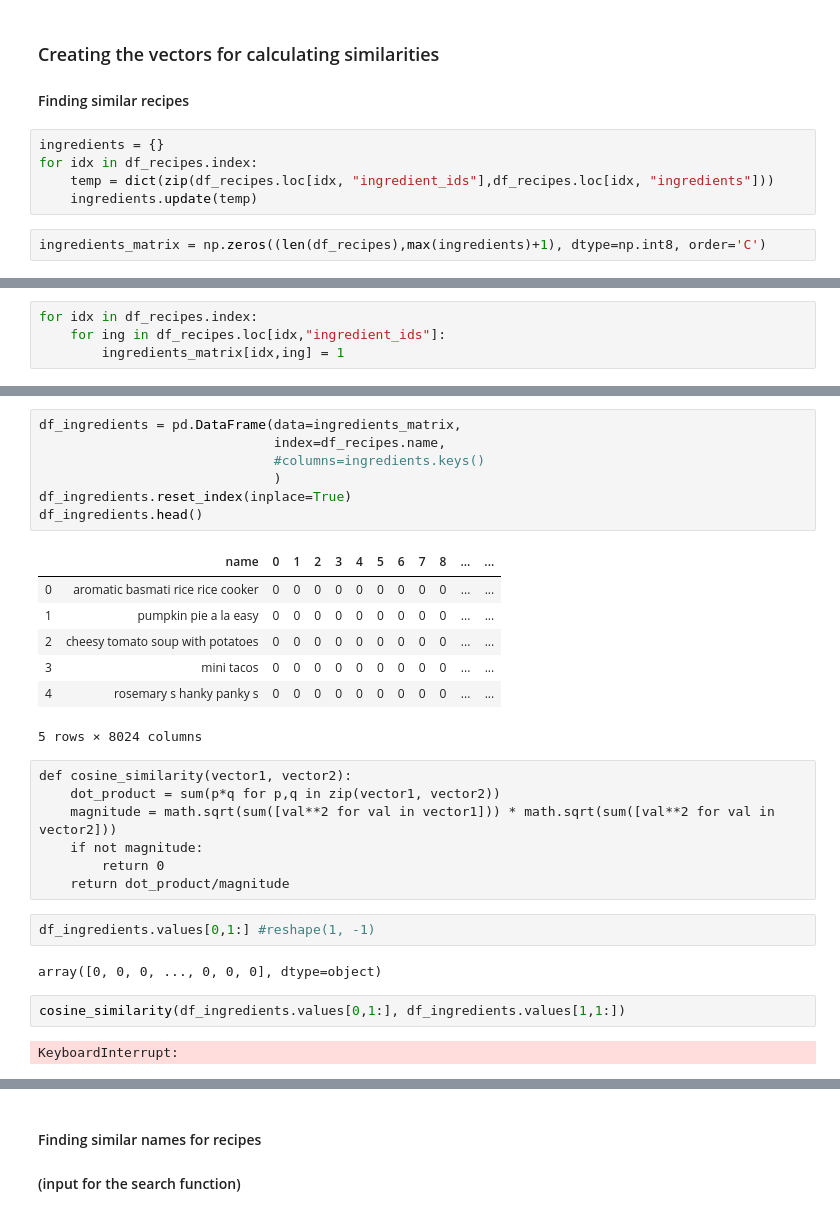
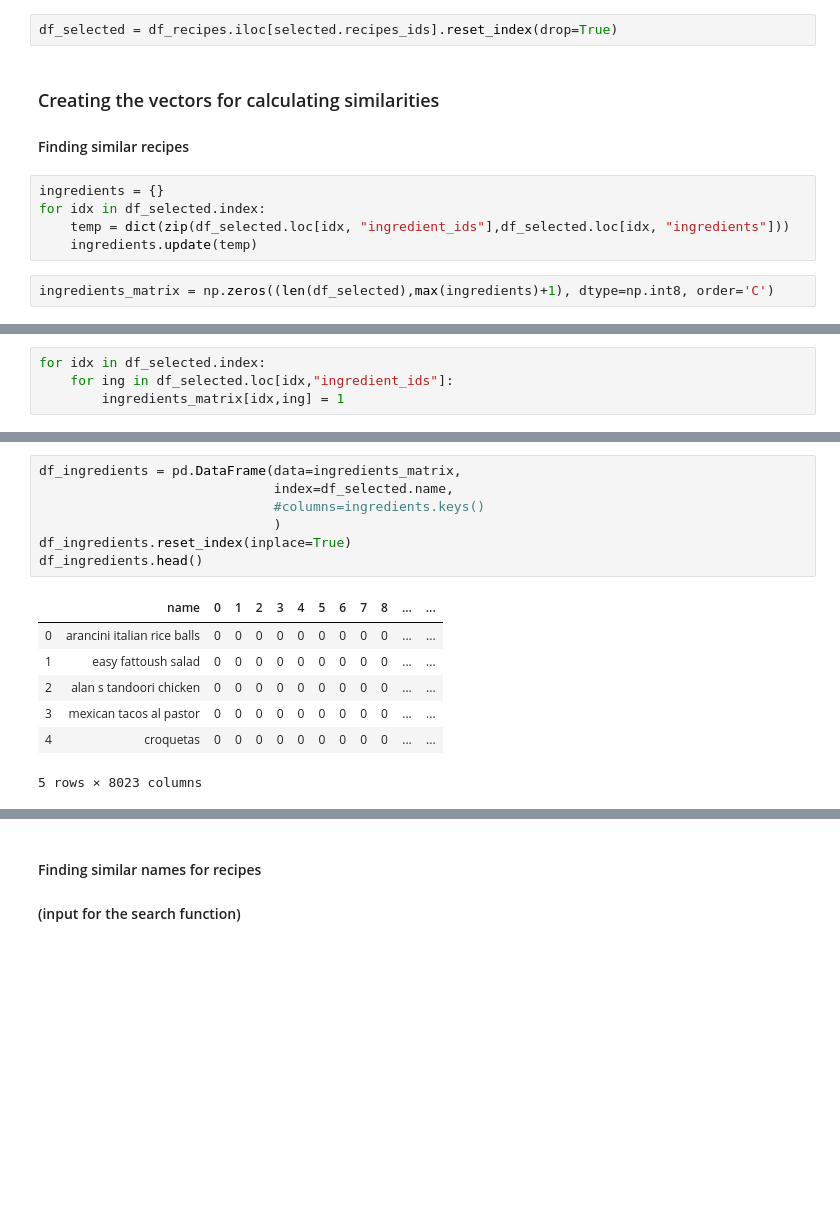
Before and after one commit to acdh-oeaw/theport2019_pier47_feedforward, a Jupyter notebook: recommendations.ipynb, the cells around one changed output, grey strips where cells are left out. Saved outputs shown, nothing was run; the diff lists cells and outputs as text; blank space fills up the shorter version.

```diff
--- a/recommendations.ipynb
+++ b/recommendations.ipynb
@@ -62,14 +77,16 @@ df_recipes.loc[0, 'ingredient_ids']
+# %%
+df_selected = df_recipes.iloc[selected.recipes_ids].reset_index(drop=True)
 # %% [markdown]
 ### Creating the vectors for calculating similarities
 
 #### Finding similar recipes
 # %%
 ingredients = {}
-for idx in df_recipes.index:
-    temp = dict(zip(df_recipes.loc[idx, "ingredient_ids"],df_recipes.loc[idx, "ingredients"]))
+for idx in df_selected.index:
+    temp = dict(zip(df_selected.loc[idx, "ingredient_ids"],df_selected.loc[idx, "ingredients"]))
     ingredients.update(temp)
 # %%
-ingredients_matrix = np.zeros((len(df_recipes),max(ingredients)+1), dtype=np.int8, order='C')
+ingredients_matrix = np.zeros((len(df_selected),max(ingredients)+1), dtype=np.int8, order='C')
 # %%
 ingredients_matrix.shape
 # %% [output]
@@ -77,6 +94,6 @@ ingredients_matrix.shape
 # %%
-for idx in df_recipes.index:
-    for ing in df_recipes.loc[idx,"ingredient_ids"]:
+for idx in df_selected.index:
+    for ing in df_selected.loc[idx,"ingredient_ids"]:
         ingredients_matrix[idx,ing] = 1
 # %%
 len(ingredients_matrix[ingredients_matrix>0])
@@ -85,30 +102,15 @@ len(ingredients_matrix[ingredients_matrix>0])
 # %%
 df_ingredients = pd.DataFrame(data=ingredients_matrix,
-                              index=df_recipes.name,
+                              index=df_selected.name,
                               #columns=ingredients.keys()
                               )
 df_ingredients.reset_index(inplace=True)
 df_ingredients.head()
 # %% [output]
 |  | name | 0 | 1 | 2 | 3 | 4 | 5 | 6 | 7 | 8 | ... | ... |
-| 0 | aromatic basmati rice rice cooker | 0 | 0 | 0 | 0 | 0 | 0 | 0 | 0 | 0 | ... | ... |
-| 1 | pumpkin pie a la easy | 0 | 0 | 0 | 0 | 0 | 0 | 0 | 0 | 0 | ... | ... |
-| 2 | cheesy tomato soup with potatoes | 0 | 0 | 0 | 0 | 0 | 0 | 0 | 0 | 0 | ... | ... |
-| 3 | mini tacos | 0 | 0 | 0 | 0 | 0 | 0 | 0 | 0 | 0 | ... | ... |
-| 4 | rosemary s hanky panky s | 0 | 0 | 0 | 0 | 0 | 0 | 0 | 0 | 0 | ... | ... |
+| 0 | arancini italian rice balls | 0 | 0 | 0 | 0 | 0 | 0 | 0 | 0 | 0 | ... | ... |
+| 1 | easy fattoush salad | 0 | 0 | 0 | 0 | 0 | 0 | 0 | 0 | 0 | ... | ... |
+| 2 | alan s tandoori chicken | 0 | 0 | 0 | 0 | 0 | 0 | 0 | 0 | 0 | ... | ... |
+| 3 | mexican tacos al pastor | 0 | 0 | 0 | 0 | 0 | 0 | 0 | 0 | 0 | ... | ... |
+| 4 | croquetas | 0 | 0 | 0 | 0 | 0 | 0 | 0 | 0 | 0 | ... | ... |
-5 rows × 8024 columns
+5 rows × 8023 columns
-# %% [raw]
-def cosine_similarity(vector1, vector2):
-    dot_product = sum(p*q for p,q in zip(vector1, vector2))
-    magnitude = math.sqrt(sum([val**2 for val in vector1])) * math.sqrt(sum([val**2 for val in vector2]))
-    if not magnitude:
-        return 0
-    return dot_product/magnitude
-# %%
-df_ingredients.values[0,1:] #reshape(1, -1)
-# %% [output]
-array([0, 0, 0, ..., 0, 0, 0], dtype=object)
-# %%
-cosine_similarity(df_ingredients.values[0,1:], df_ingredients.values[1,1:])
-# %% [output]
-KeyboardInterrupt:
```
Also changed, not shown: parts of 17 cells of this notebook.
